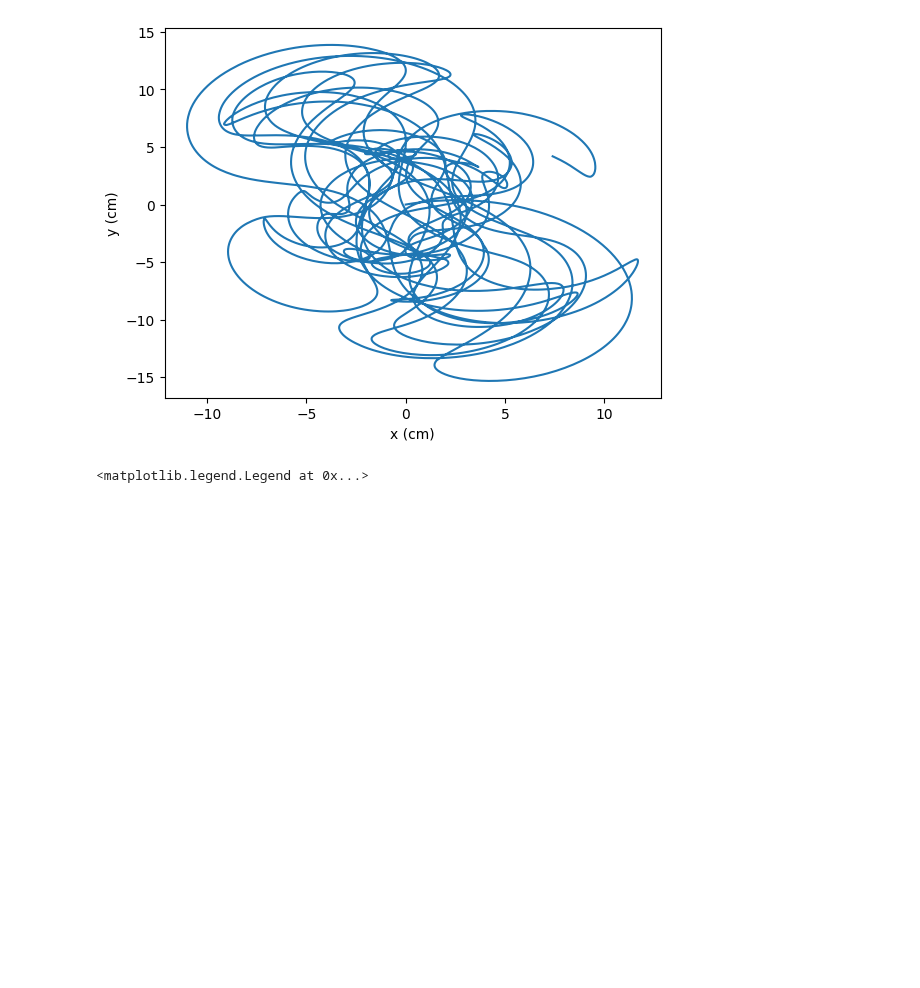
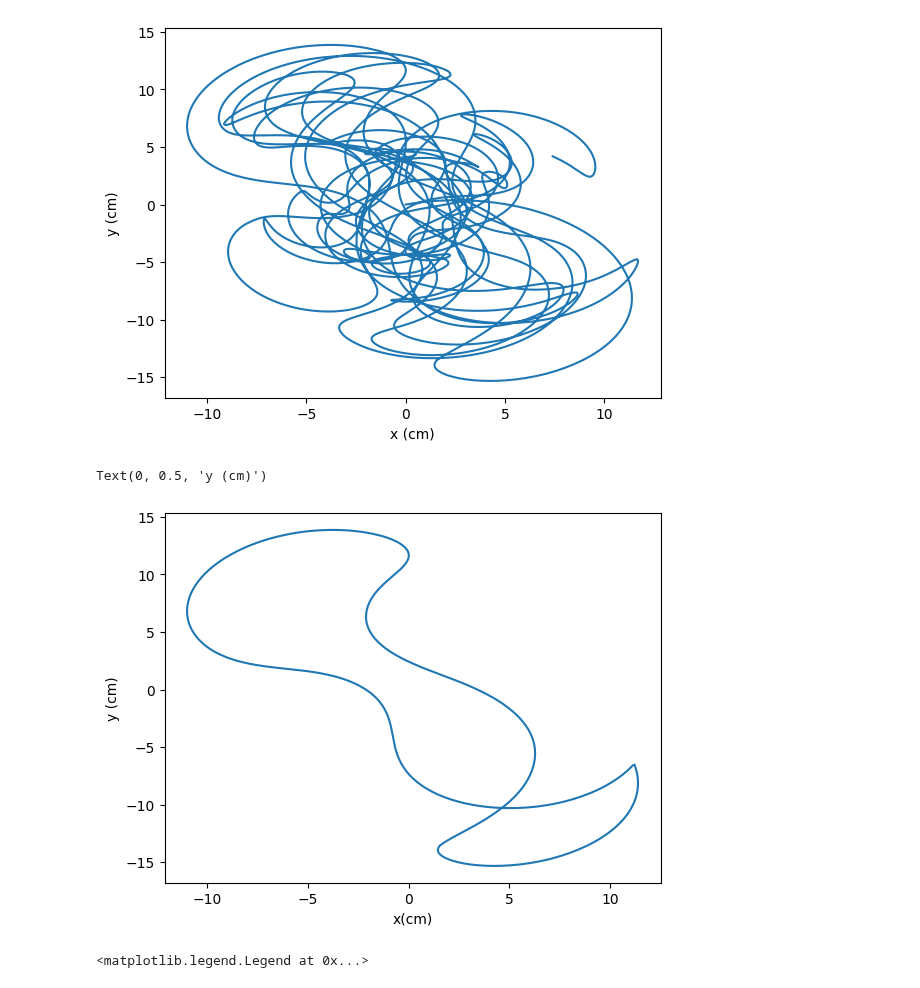
Before and after one commit to criggall/muon-cooling, a Jupyter notebook: trace-sim/plot-trace.ipynb, the cells around one changed output. Drawn from its saved outputs; the diff is of its cells as text; code cells hidden in the pictures; blank space fills up the shorter version.

```diff
--- a/trace-sim/plot-trace.ipynb
+++ b/trace-sim/plot-trace.ipynb
@@ -58,6 +90,14 @@ plt.ylabel('y (cm)')
 # %% [output]
 Text(0, 0.5, 'y (cm)')
 [figure]
+# %%
+# Plot x-y trajectory for single period of data:
+plt.plot(x_vals[lower_lim:upper_lim],y_vals[lower_lim:upper_lim])
+plt.xlabel('x(cm)')
+plt.ylabel('y (cm)')
+# %% [output]
+Text(0, 0.5, 'y (cm)')
+[figure, added]
 # %%
 # Load data from paper -- for single period:
 dir = '/Users/criggall/Library/Mobile Documents/com~apple~CloudDocs/muon-cooling/'
```
Also changed, not shown: parts of 5 cells of this notebook, 50 other files.
